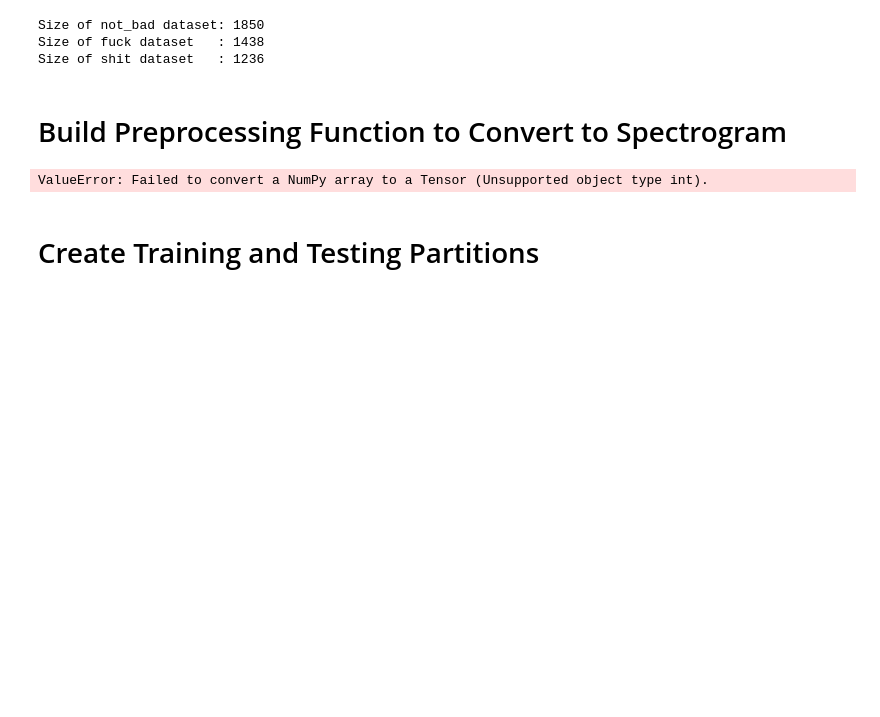
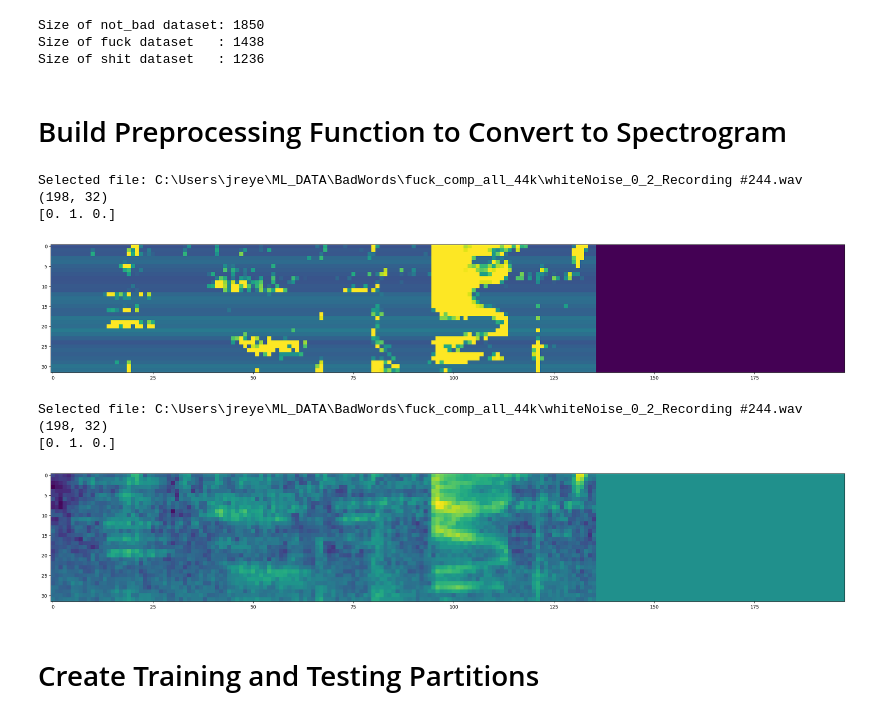
Before and after one commit to 490-BadMouth/BadMouth, a Jupyter notebook: MEL_FNN.ipynb, the cells around one changed output. Saved outputs shown, nothing was run; the diff lists cells and outputs as text; code cells hidden in the pictures; blank space fills up the shorter version.

```diff
--- a/MEL_FNN.ipynb
+++ b/MEL_FNN.ipynb
@@ -378,35 +388,41 @@ def preprocess0(file_path, label):
 # %%
 filepath, label = data.shuffle(buffer_size=10000).as_numpy_iterator().next()
 padded_spectrogram, label = preprocess(filepath, label)
 
 # Convert the filepath tensor to a string
 filename_str = filepath.decode('utf-8')
 
 # Print the file name
 print(f"Selected file: {filename_str}")
 
 print(padded_spectrogram.shape)
 print(label)
 plt.figure(figsize=(30,20))
 plt.imshow(tf.transpose(padded_spectrogram))
 plt.show()
 
-filepath, label = data.shuffle(buffer_size=10000).as_numpy_iterator().next()
 padded_spectrogram, label = preprocess0(filepath, label)
 
 # Convert the filepath tensor to a string
 filename_str = filepath.decode('utf-8')
 
 # Print the file name
 print(f"Selected file: {filename_str}")
 
 print(padded_spectrogram.shape)
 print(label)
 plt.figure(figsize=(30,20))
 plt.imshow(tf.transpose(padded_spectrogram))
 plt.show()
 # %% [output]
-ValueError: Failed to convert a NumPy array to a Tensor (Unsupported object type int).
+Selected file: C:\Users\jreye\ML_DATA\BadWords\fuck_comp_all_44k\whiteNoise_0_2_Recording #244.wav
+(198, 32)
+[0. 1. 0.]
+[figure, added]
+Selected file: C:\Users\jreye\ML_DATA\BadWords\fuck_comp_all_44k\whiteNoise_0_2_Recording #244.wav
+(198, 32)
+[0. 1. 0.]
+[figure, added]
 # %% [markdown]
 # Create Training and Testing Partitions
 # %%
```
Also changed, not shown: parts of 14 cells of this notebook, 1 other file.
